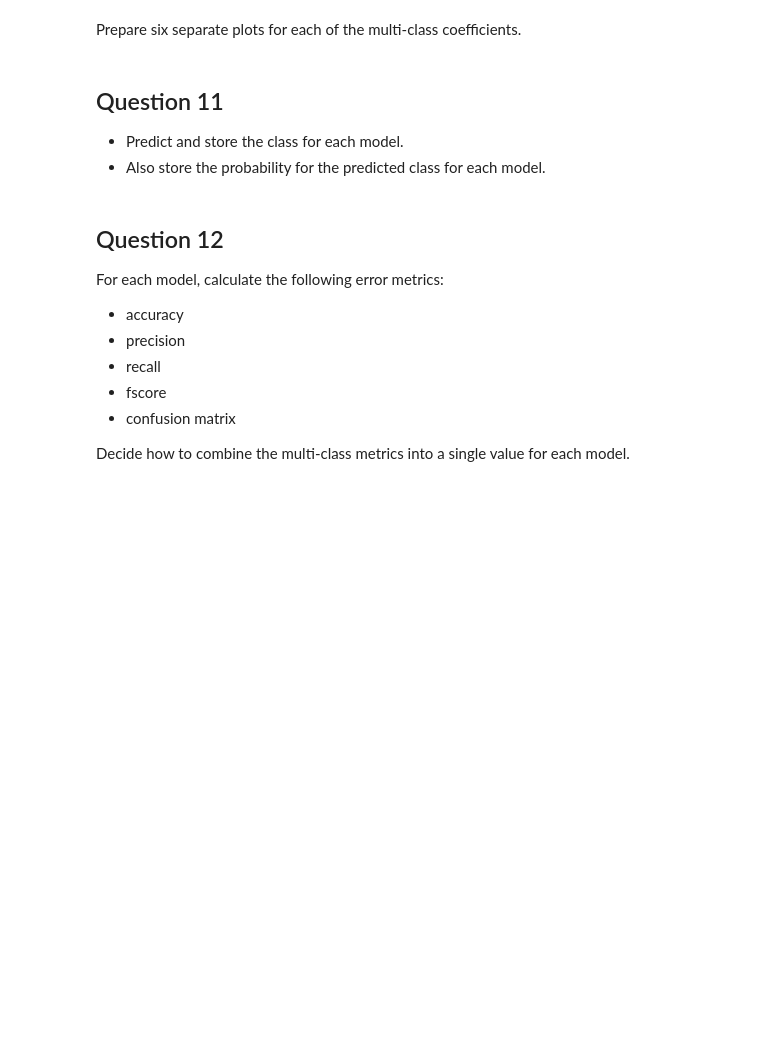
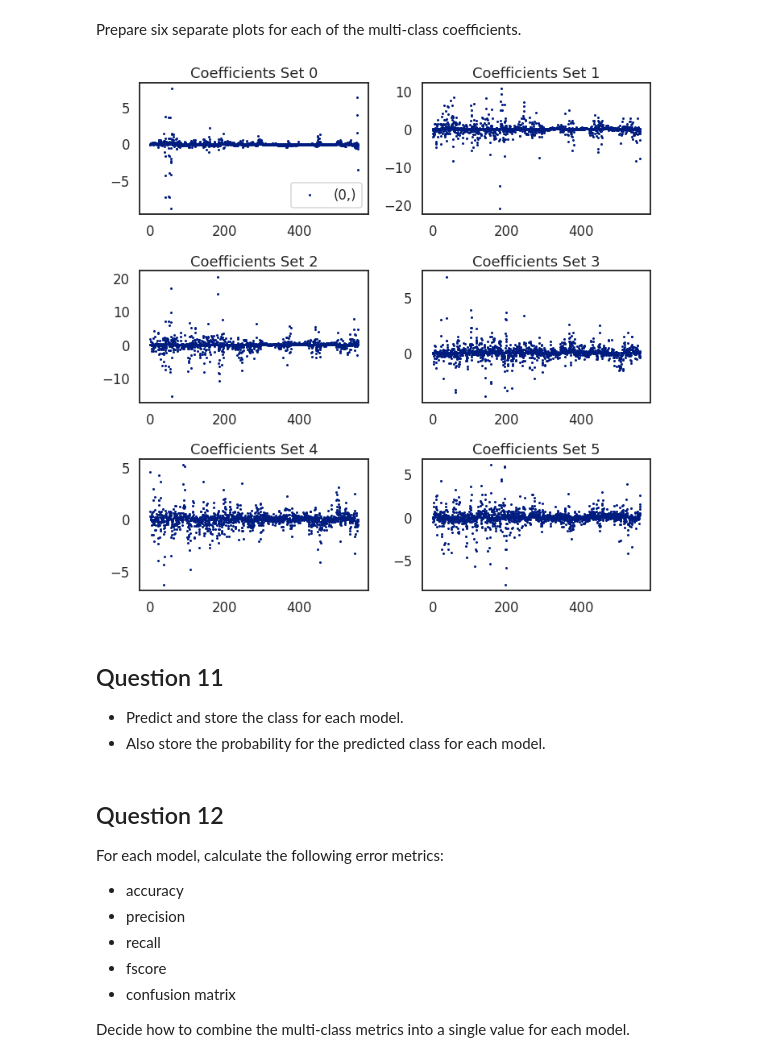
Before and after one commit to neiva098/inteligencia-computacional, a Jupyter notebook: regressao-logistica-v2/Regressao_Logistica_V2_ava.ipynb, the cells around one changed output. Saved outputs shown, nothing was run; the diff lists cells and outputs as text; code cells hidden in the pictures; blank space fills up the shorter version.

Commit message:
fix: fix plot

```diff
--- a/regressao-logistica-v2/Regressao_Logistica_V2_ava.ipynb
+++ b/regressao-logistica-v2/Regressao_Logistica_V2_ava.ipynb
@@ -471,22 +514,24 @@ Prepare six separate plots for each of the multi-class coefficients.
 # %%
 # try the plots
 fig, axList = plt.subplots(nrows=3, ncols=2)
 axList = axList.flatten()
 fig.set_size_inches(10,10)
 
 for ax in enumerate(axList):
     loc = ax[0]
     ax = ax[1]
 
-    data_aux = coefficients.xs(loc, level=1, axis=1)
+    data_aux = coefficients.xs(loc, level=0, axis=1)
     data_aux.plot(marker='o', ls='', ms=3.0, ax=ax, legend=False)
 
     if ax is axList[0]:
         ax.legend(loc=4)
 
-    ax.set(title='Coefficient Set '+ str(loc))
+    ax.set(title='Coefficients Set '+ str(loc))
 
 plt.tight_layout()
+# %% [output]
+[figure, added]
 # %% [markdown]
 ## Question 11
 
```
Also changed, not shown: parts of 8 cells of this notebook.
